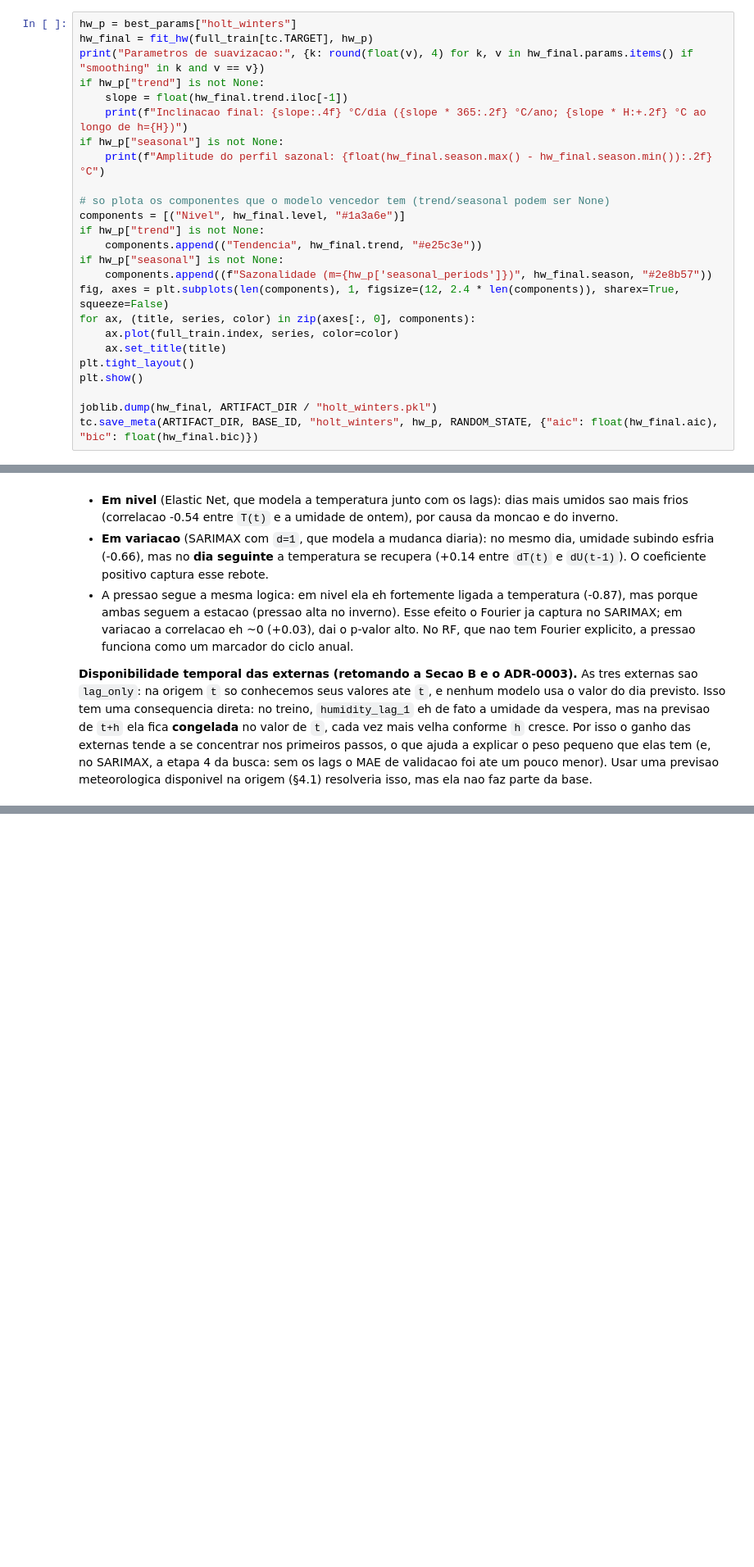
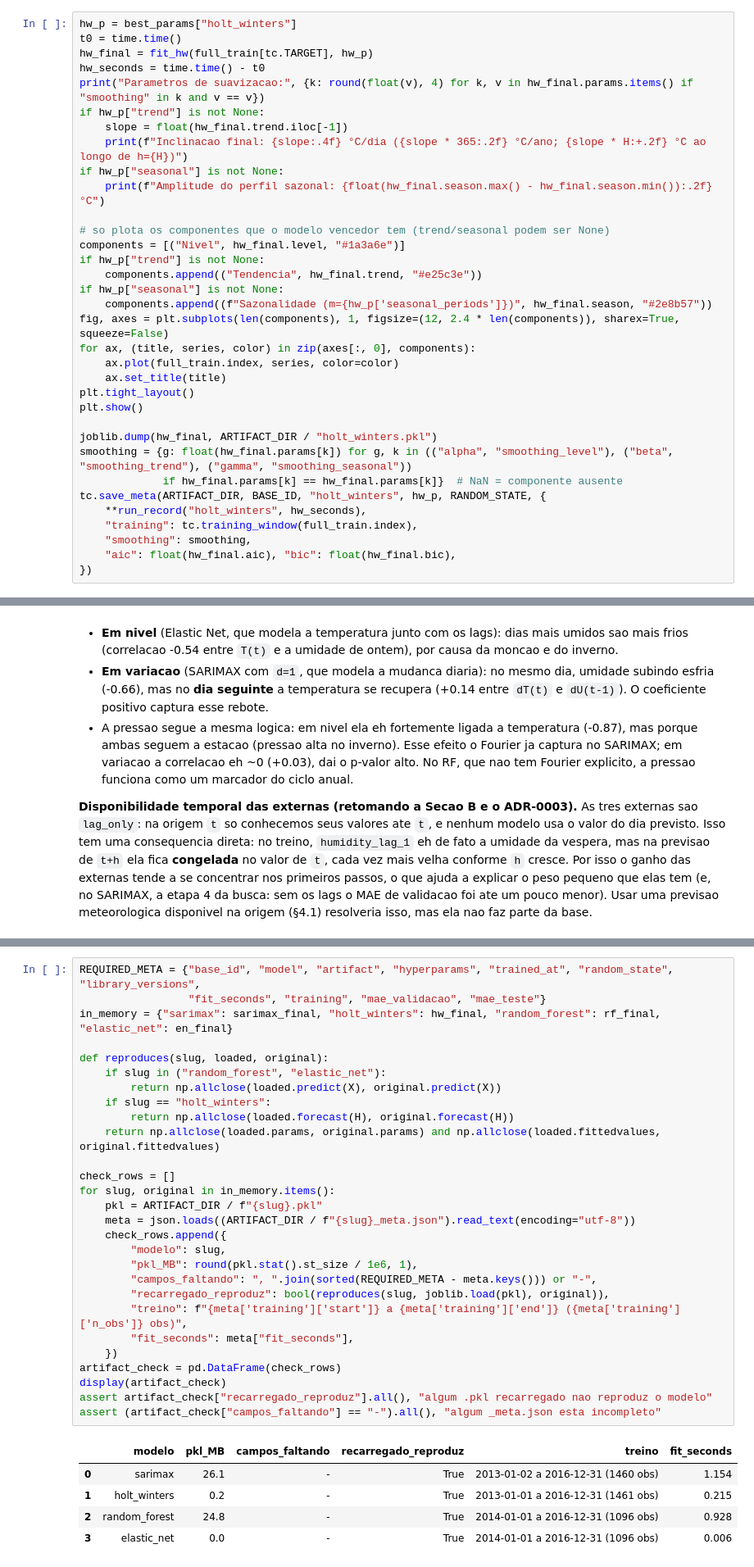
Before and after one commit to Gueguelas/series-forecasting, a Jupyter notebook: notebooks/base_01.ipynb, the cells around one changed output, grey strips where cells are left out. Shown at 82% size. Cells and saved outputs as stored; diff of their text form; blank space fills up the shorter version.

```diff
--- a/notebooks/base_01.ipynb
+++ b/notebooks/base_01.ipynb
@@ -1242,7 +1255,9 @@ display(sarimax_coef)
 | 0 | fourier_sin_1 | -0.025621 | 9.941356e-01 |
 # %%
 hw_p = best_params["holt_winters"]
+t0 = time.time()
 hw_final = fit_hw(full_train[tc.TARGET], hw_p)
+hw_seconds = time.time() - t0
 print("Parametros de suavizacao:", {k: round(float(v), 4) for k, v in hw_final.params.items() if "smoothing" in k and v == v})
 if hw_p["trend"] is not None:
     slope = float(hw_final.trend.iloc[-1])
@@ -1264,7 +1279,14 @@ plt.tight_layout()
 plt.show()
 
 joblib.dump(hw_final, ARTIFACT_DIR / "holt_winters.pkl")
-tc.save_meta(ARTIFACT_DIR, BASE_ID, "holt_winters", hw_p, RANDOM_STATE, {"aic": float(hw_final.aic), "bic": float(hw_final.bic)})
+smoothing = {g: float(hw_final.params[k]) for g, k in (("alpha", "smoothing_level"), ("beta", "smoothing_trend"), ("gamma", "smoothing_seasonal"))
+             if hw_final.params[k] == hw_final.params[k]}  # NaN = componente ausente
+tc.save_meta(ARTIFACT_DIR, BASE_ID, "holt_winters", hw_p, RANDOM_STATE, {
+    **run_record("holt_winters", hw_seconds),
+    "training": tc.training_window(full_train.index),
+    "smoothing": smoothing,
+    "aic": float(hw_final.aic), "bic": float(hw_final.bic),
+})
 # %% [output]
 Parametros de suavizacao: {'smoothing_level': 0.7601, 'smoothing_trend': 0.0, 'smoothing_seasonal': 0.0}
 Inclinacao final: 0.0118 °C/dia (4.32 °C/ano; +0.08 °C ao longo de h=7)
@@ -1432,3 +1484,37 @@ resolveria isso, mas ela nao faz parte da base.
+# %%
+REQUIRED_META = {"base_id", "model", "artifact", "hyperparams", "trained_at", "random_state", "library_versions",
+                 "fit_seconds", "training", "mae_validacao", "mae_teste"}
+in_memory = {"sarimax": sarimax_final, "holt_winters": hw_final, "random_forest": rf_final, "elastic_net": en_final}
+
+def reproduces(slug, loaded, original):
+    if slug in ("random_forest", "elastic_net"):
+        return np.allclose(loaded.predict(X), original.predict(X))
+    if slug == "holt_winters":
+        return np.allclose(loaded.forecast(H), original.forecast(H))
+    return np.allclose(loaded.params, original.params) and np.allclose(loaded.fittedvalues, original.fittedvalues)
+
+check_rows = []
+for slug, original in in_memory.items():
+    pkl = ARTIFACT_DIR / f"{slug}.pkl"
+    meta = json.loads((ARTIFACT_DIR / f"{slug}_meta.json").read_text(encoding="utf-8"))
+    check_rows.append({
+        "modelo": slug,
+        "pkl_MB": round(pkl.stat().st_size / 1e6, 1),
+        "campos_faltando": ", ".join(sorted(REQUIRED_META - meta.keys())) or "-",
+        "recarregado_reproduz": bool(reproduces(slug, joblib.load(pkl), original)),
+        "treino": f"{meta['training']['start']} a {meta['training']['end']} ({meta['training']['n_obs']} obs)",
+        "fit_seconds": meta["fit_seconds"],
+    })
+artifact_check = pd.DataFrame(check_rows)
+display(artifact_check)
+assert artifact_check["recarregado_reproduz"].all(), "algum .pkl recarregado nao reproduz o modelo"
+assert (artifact_check["campos_faltando"] == "-").all(), "algum _meta.json esta incompleto"
+# %% [output]
+|  | modelo | pkl_MB | campos_faltando | recarregado_reproduz | treino | fit_seconds |
+| 0 | sarimax | 26.1 | - | True | 2013-01-02 a 2016-12-31 (1460 obs) | 1.154 |
+| 1 | holt_winters | 0.2 | - | True | 2013-01-01 a 2016-12-31 (1461 obs) | 0.215 |
+| 2 | random_forest | 24.8 | - | True | 2014-01-01 a 2016-12-31 (1096 obs) | 0.928 |
+| 3 | elastic_net | 0.0 | - | True | 2014-01-01 a 2016-12-31 (1096 obs) | 0.006 |
 # %% [markdown]
 ## Elastic Net nesta base (estudo local)
 
```
Also changed, not shown: parts of 8 cells of this notebook, 10 other files.
